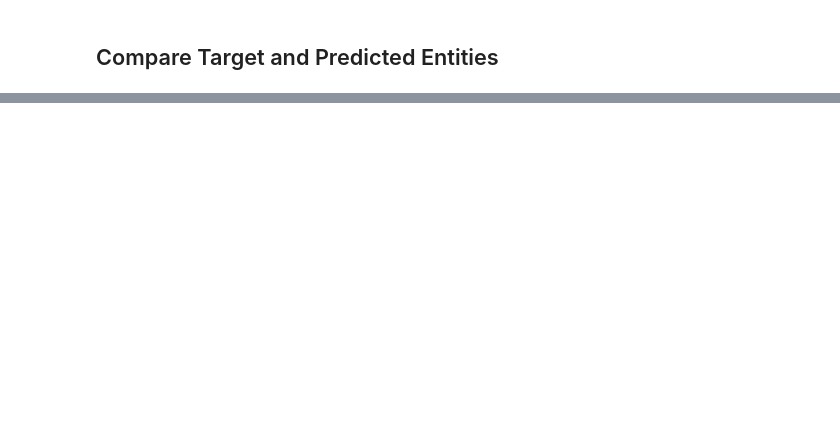
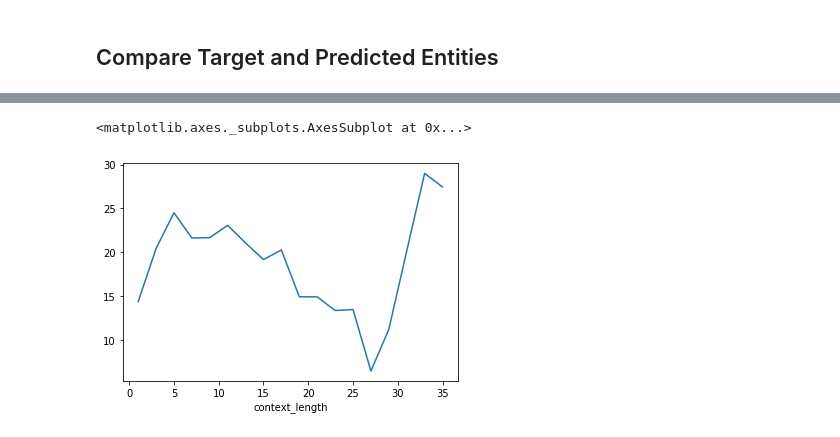
Before and after one commit to bsantraigi/Hierarchical-Transformer-Dialog, a Jupyter notebook: error_reader.ipynb, the cells around one changed output, grey strips where cells are left out. Cells and saved outputs as stored; diff of their text form; code cells hidden in the pictures; blank space fills up the shorter version.

```diff
--- a/error_reader.ipynb
+++ b/error_reader.ipynb
@@ -328,0 +368,5 @@ df_ent_pred_ledger.sort_values('tpr', ascending=False)
+# %%
+df.groupby('context_length')['bleu'].mean().plot()
+# %% [output]
+<matplotlib.axes._subplots.AxesSubplot at 0x...>
+[figure, added]
```
Also changed, not shown: parts of 13 cells of this notebook.
